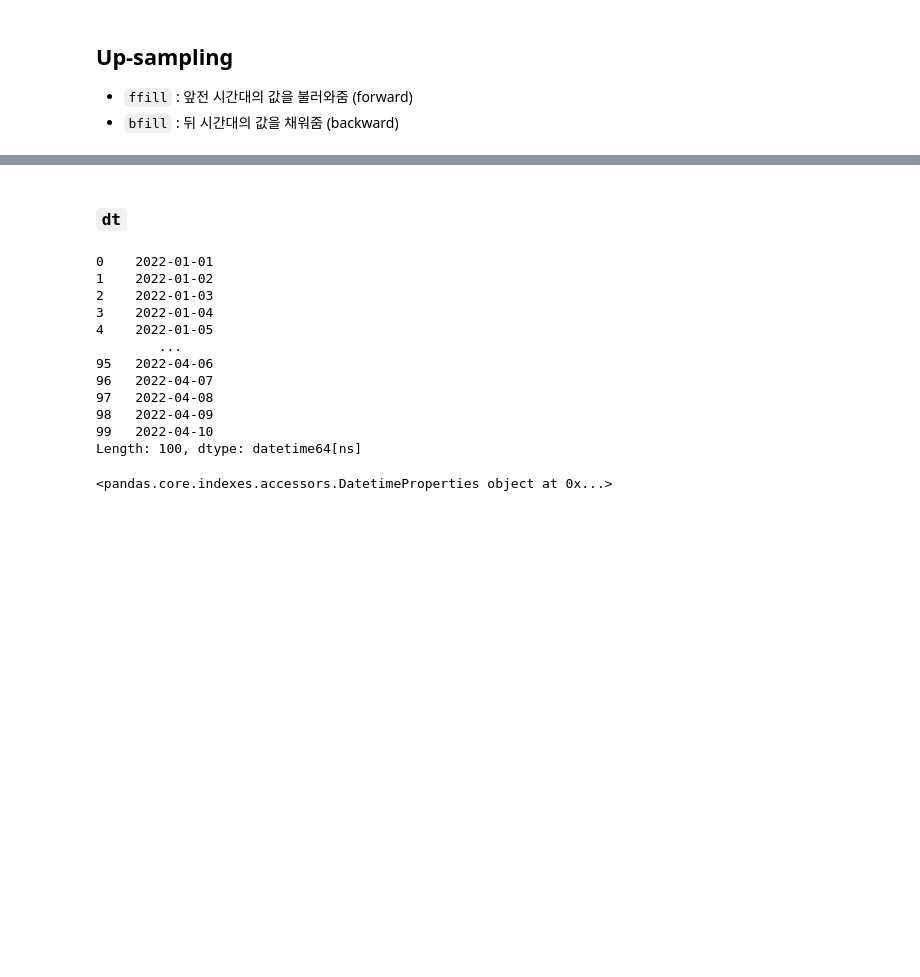
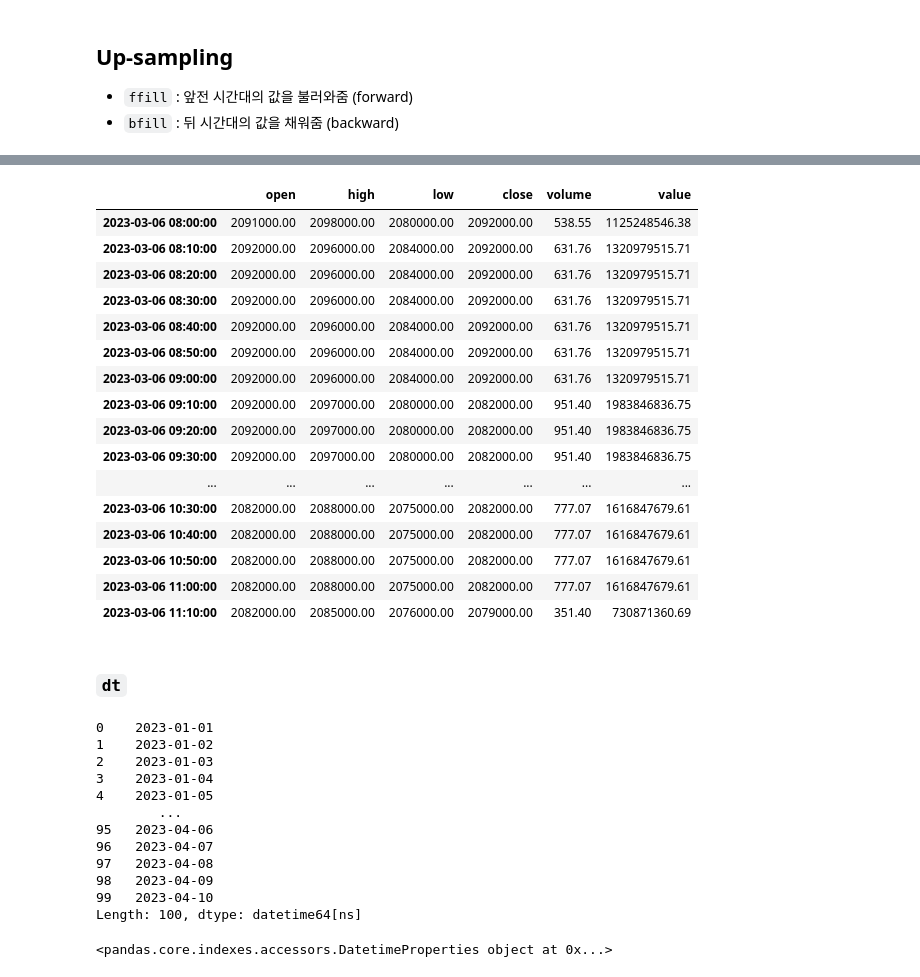
Before and after one commit to baejinu/DataAnalysis, a Jupyter notebook: qus0in/ch06_03_데이터프레임_심화_qus0in.ipynb, the cells around one changed output, grey strips where cells are left out. Saved outputs shown, nothing was run; the diff lists cells and outputs as text; code cells hidden in the pictures; blank space fills up the shorter version.

```diff
--- a/qus0in/ch06_03_데이터프레임_심화_qus0in.ipynb
+++ b/qus0in/ch06_03_데이터프레임_심화_qus0in.ipynb
@@ -1063,19 +1328,42 @@ Freq: 30S, Length: 119, dtype: float64
+# %%
+# back bfill
+eth2.resample('10Min').bfill().head(20) # 60m -> 10m
+# %% [output]
+|  | open | high | low | close | volume | value |
+| 2023-03-06 08:00:00 | 2091000.00 | 2098000.00 | 2080000.00 | 2092000.00 | 538.55 | 1125248546.38 |
+| 2023-03-06 08:10:00 | 2092000.00 | 2096000.00 | 2084000.00 | 2092000.00 | 631.76 | 1320979515.71 |
+| 2023-03-06 08:20:00 | 2092000.00 | 2096000.00 | 2084000.00 | 2092000.00 | 631.76 | 1320979515.71 |
+| 2023-03-06 08:30:00 | 2092000.00 | 2096000.00 | 2084000.00 | 2092000.00 | 631.76 | 1320979515.71 |
+| 2023-03-06 08:40:00 | 2092000.00 | 2096000.00 | 2084000.00 | 2092000.00 | 631.76 | 1320979515.71 |
+| 2023-03-06 08:50:00 | 2092000.00 | 2096000.00 | 2084000.00 | 2092000.00 | 631.76 | 1320979515.71 |
+| 2023-03-06 09:00:00 | 2092000.00 | 2096000.00 | 2084000.00 | 2092000.00 | 631.76 | 1320979515.71 |
+| 2023-03-06 09:10:00 | 2092000.00 | 2097000.00 | 2080000.00 | 2082000.00 | 951.40 | 1983846836.75 |
+| 2023-03-06 09:20:00 | 2092000.00 | 2097000.00 | 2080000.00 | 2082000.00 | 951.40 | 1983846836.75 |
+| 2023-03-06 09:30:00 | 2092000.00 | 2097000.00 | 2080000.00 | 2082000.00 | 951.40 | 1983846836.75 |
+| ... | ... | ... | ... | ... | ... | ... |
+| 2023-03-06 10:30:00 | 2082000.00 | 2088000.00 | 2075000.00 | 2082000.00 | 777.07 | 1616847679.61 |
+| 2023-03-06 10:40:00 | 2082000.00 | 2088000.00 | 2075000.00 | 2082000.00 | 777.07 | 1616847679.61 |
+| 2023-03-06 10:50:00 | 2082000.00 | 2088000.00 | 2075000.00 | 2082000.00 | 777.07 | 1616847679.61 |
+| 2023-03-06 11:00:00 | 2082000.00 | 2088000.00 | 2075000.00 | 2082000.00 | 777.07 | 1616847679.61 |
+| 2023-03-06 11:10:00 | 2082000.00 | 2085000.00 | 2076000.00 | 2079000.00 | 351.40 | 730871360.69 |
 # %% [markdown]
 ### `dt`
 # %%
 # dt -> datetime 여러가지 연산, 속성
+s = pd.Series(pd.date_range("2023-1-1", periods=100))
+s
 # %% [output]
-0    2022-01-01
-1    2022-01-02
-2    2022-01-03
-3    2022-01-04
-4    2022-01-05
+0    2023-01-01
+1    2023-01-02
+2    2023-01-03
+3    2023-01-04
+4    2023-01-05
         ...
-95   2022-04-06
-96   2022-04-07
-97   2022-04-08
-98   2022-04-09
-99   2022-04-10
+95   2023-04-06
+96   2023-04-07
+97   2023-04-08
+98   2023-04-09
+99   2023-04-10
 Length: 100, dtype: datetime64[ns]
 # %%
 # dtype -> 일괄적으로 날짜/시간값을 처리할 수 있게 속성값
```
Also changed, not shown: parts of 102 cells of this notebook.
